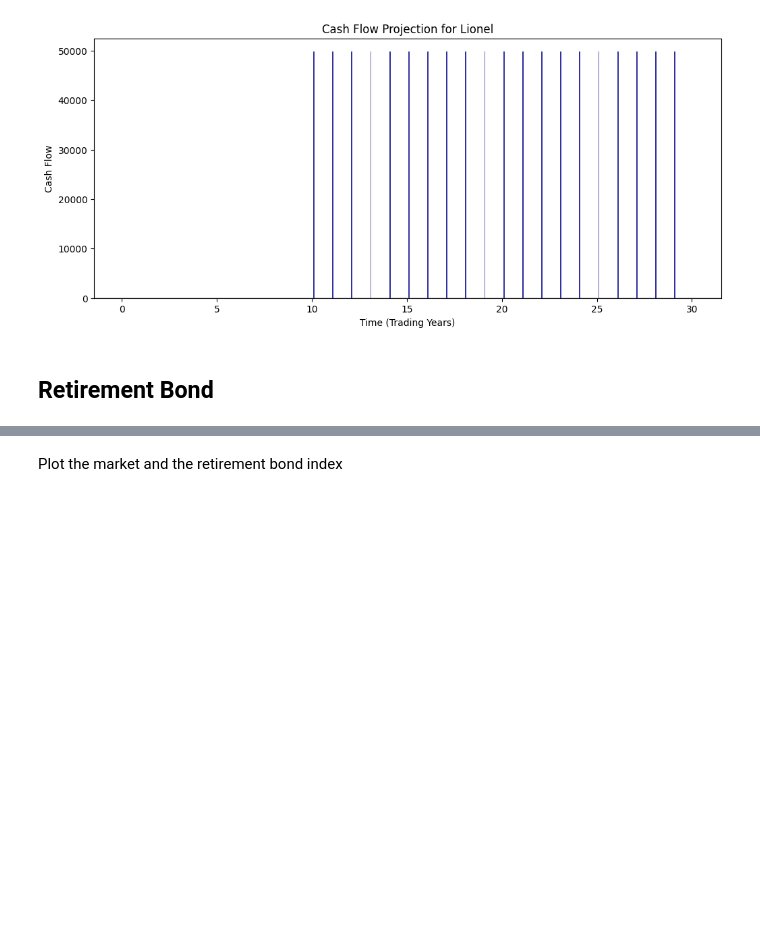
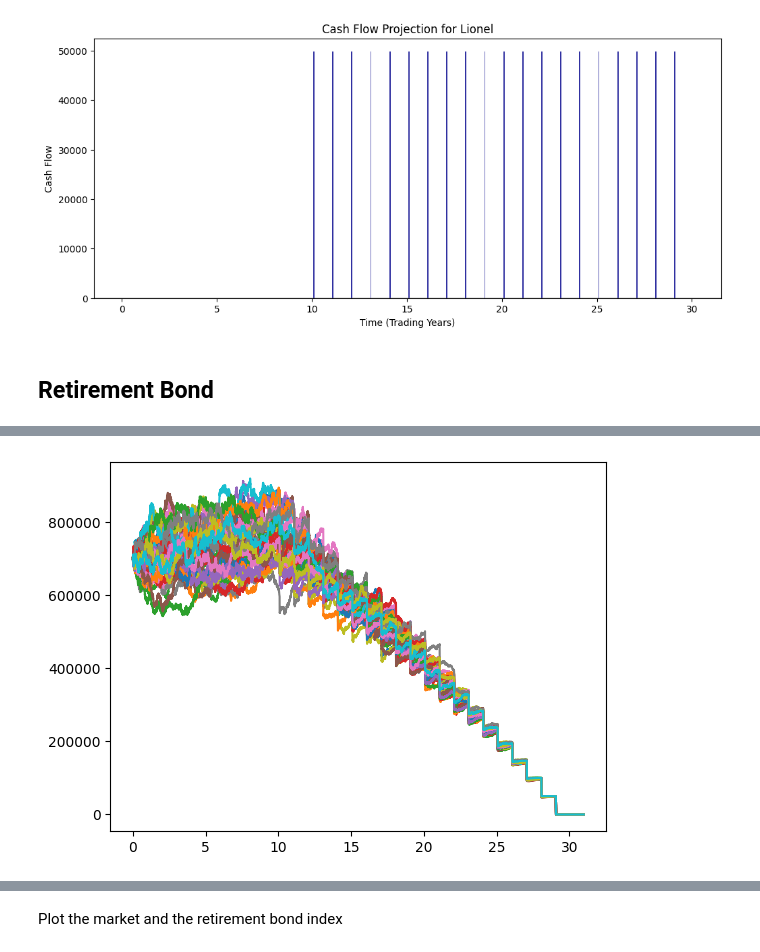
Before and after one commit to aleksandr-mikhailov-edhec/Goal-Based-Investing, a Jupyter notebook: 1.4 Full Stochastic Market Simulation.ipynb, the cells around one changed output, grey strips where cells are left out. Cells and saved outputs as stored; diff of their text form; code cells hidden in the pictures; blank space fills up the shorter version.

```diff
--- a/1.4 Full Stochastic Market Simulation.ipynb
+++ b/1.4 Full Stochastic Market Simulation.ipynb
@@ -447,0 +544,4 @@ simulated_market.calculate_perfect_retirement_bond(client)
+# %%
+plt.plot(simulated_market.retirement_bond_p2);
+# %% [output]
+[figure, added]
```
Also changed, not shown: parts of 9 cells of this notebook, 2 other files.
